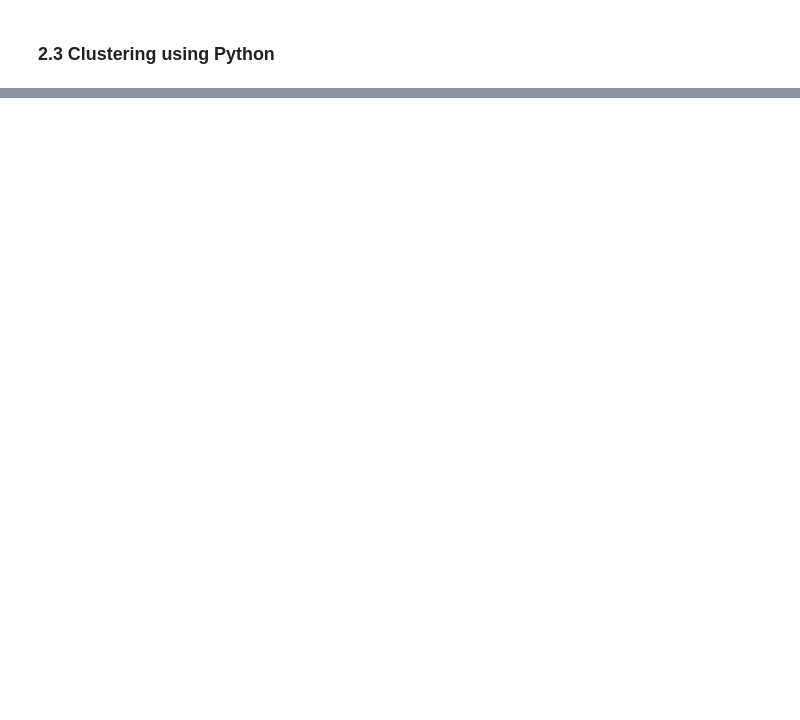
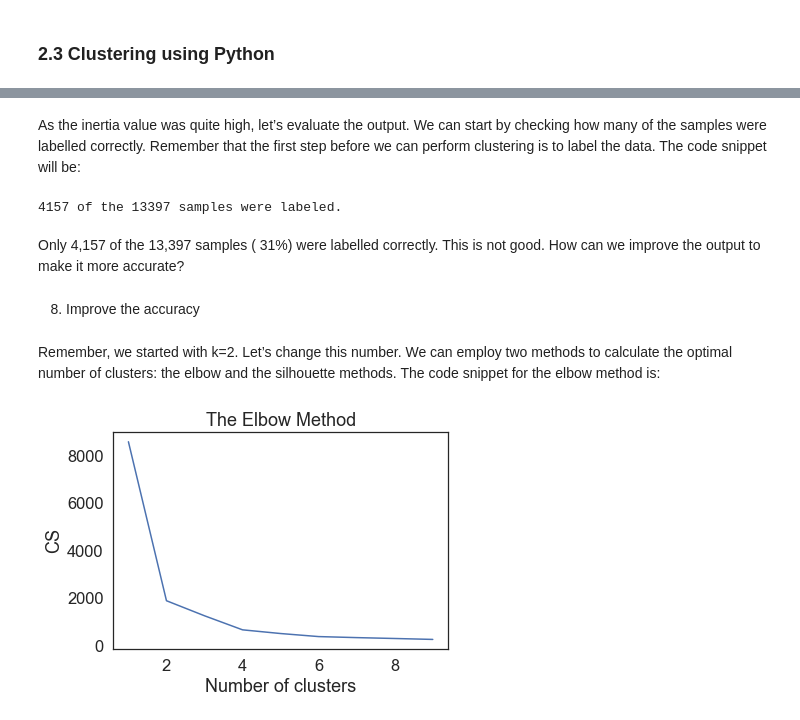
Before and after one commit to JavierConde1976/LSE_DA301_Week_2_Demonstrations, a Jupyter notebook: LSE_DA301_Week_2_Demonstrations.ipynb, the cells around one changed output, grey strips where cells are left out. Cells and saved outputs as stored; diff of their text form; code cells hidden in the pictures; blank space fills up the shorter version.

```diff
--- a/LSE_DA301_Week_2_Demonstrations.ipynb
+++ b/LSE_DA301_Week_2_Demonstrations.ipynb
@@ -1154,0 +1689,16 @@ plt.show()
+# %%
+# Create an list with the column labels from X:
+x_cols = X.columns
+
+# Import the MinMaxScaler class.
+from sklearn.preprocessing import MinMaxScaler
+
+# Create the object from MinMaxScaler.
+ms = MinMaxScaler()
+# Modify X to scale values between 0 and 1.
+X = ms.fit_transform(X)
+# Set X as equal to a new DataFrame.
+X = pd.DataFrame(X, columns=[x_cols])
+
+# Check the contents of the modified DataFrame.
+X.head()
@@ -1154,0 +1716,9 @@ plt.show()
+# %%
+# Import the KMeans class.
+from sklearn.cluster import KMeans
+
+# Create the object and specify the parameters:
+kmeans = KMeans(n_clusters=2, random_state=0)
+
+# Fit the k means to the data set.
+kmeans.fit(X)
@@ -1154,0 +1752,39 @@ plt.show()
+# %% [markdown]
+As the inertia value was quite high, let’s evaluate the output. We can start by checking how many of the samples were labelled correctly. Remember that the first step before we can perform clustering is to label the data. The code snippet will be:
+# %%
+# Extract the labels from the k means.
+labels = kmeans.labels_
+
+# Add up correctly labelled instances.
+correct_labels = sum(y == labels)
+
+# Display the result.
+print("%d of the %d samples were labeled." % (correct_labels, y.size))
+# %% [output]
+4157 of the 13397 samples were labeled.
+# %% [markdown]
+Only 4,157 of the 13,397 samples ( 31%) were labelled correctly. This is not good. How can we improve the output to make it more accurate?
+# %% [markdown]
+8. Improve the accuracy
+# %% [markdown]
+Remember, we started with k=2. Let’s change this number. We can employ two methods to calculate the optimal number of clusters: the elbow and the silhouette methods. The code snippet for the elbow method is:
+# %%
+# Elbow chart for us to decide on the number of optimal clusters.
+# Create a list to store the different cluster sizes.
+cs = []
+
+# Create a for loop.
+for i in range(1, 10):
+    kmeans = KMeans(n_clusters = i, init = 'k-means++',
+                    max_iter = 500, n_init = 10, random_state = 0)
+    kmeans.fit(X)
+    cs.append(kmeans.inertia_)
+
+# Plot the output.
+plt.plot(range(1, 10), cs)
+plt.title("The Elbow Method")
+plt.xlabel("Number of clusters")
+plt.ylabel("CS")
+plt.show()
+# %% [output]
+[figure, added]
```
Also changed, not shown: parts of 191 cells of this notebook.
